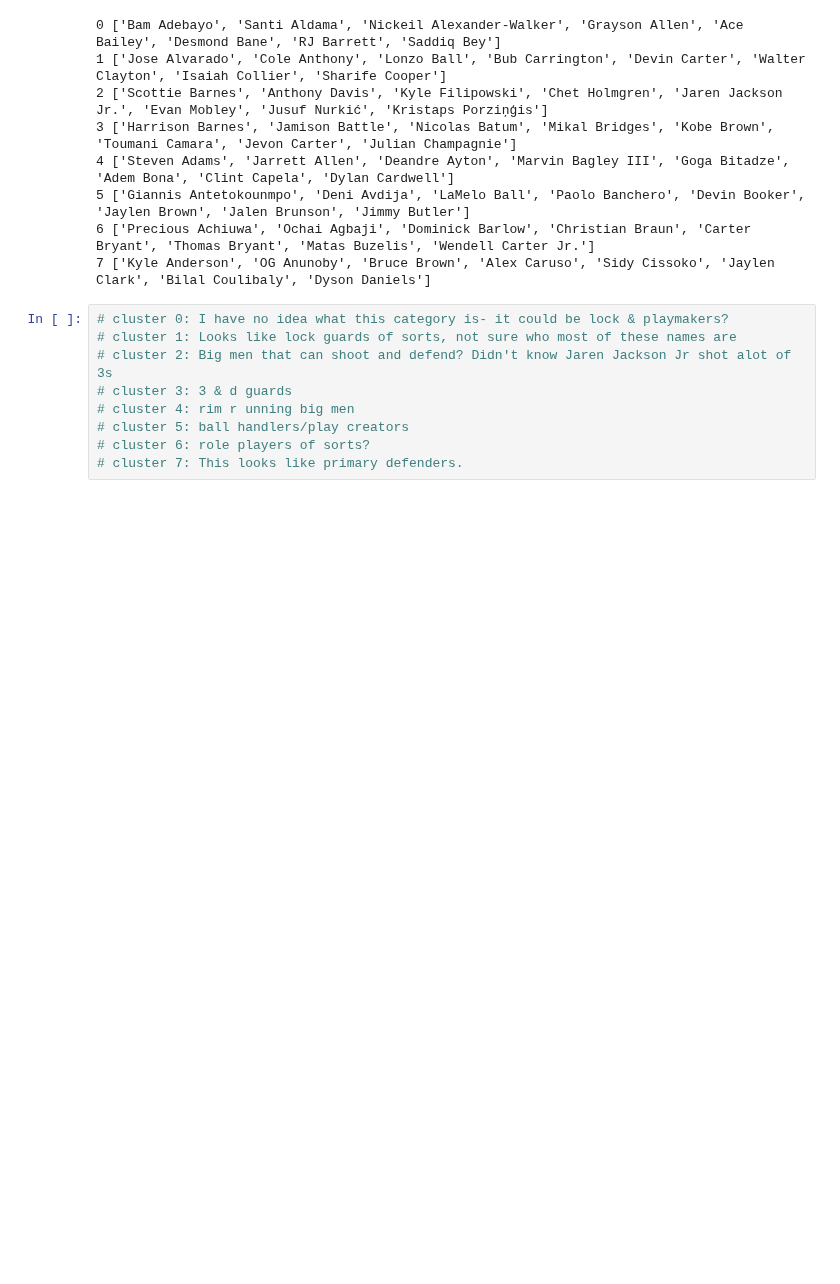
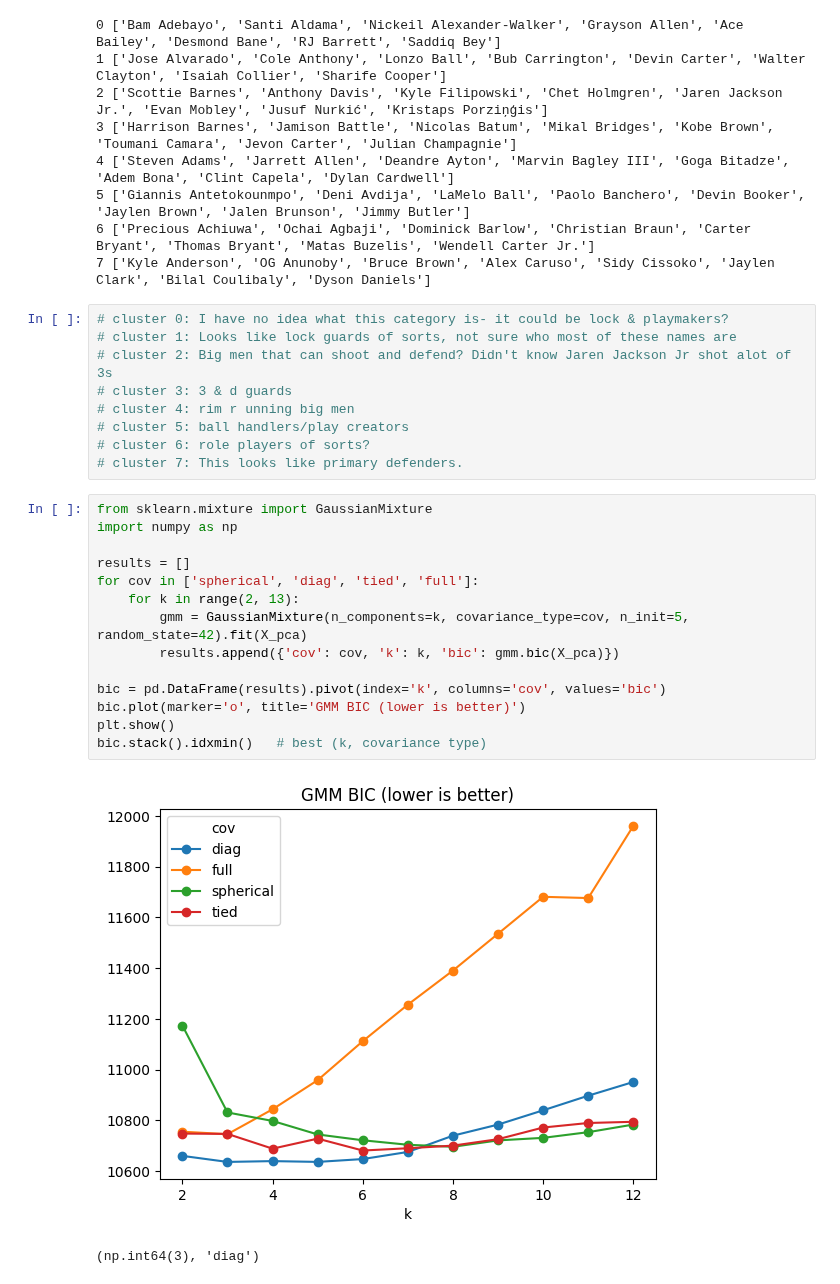
Before and after one commit to haejeg/nba-player-archetypes-and-clustering, a Jupyter notebook: notebooks/archetypes/kmeans.ipynb, the cells around one changed output. Saved outputs shown, nothing was run; the diff lists cells and outputs as text; blank space fills up the shorter version.

```diff
--- a/notebooks/archetypes/kmeans.ipynb
+++ b/notebooks/archetypes/kmeans.ipynb
@@ -76,3 +76,20 @@ for c, grp in scores.groupby('Cluster'):
 # cluster 5: ball handlers/play creators
 # cluster 6: role players of sorts?
 # cluster 7: This looks like primary defenders.
+# %%
+from sklearn.mixture import GaussianMixture
+import numpy as np
+
+results = []
+for cov in ['spherical', 'diag', 'tied', 'full']:
+    for k in range(2, 13):
+        gmm = GaussianMixture(n_components=k, covariance_type=cov, n_init=5, random_state=42).fit(X_pca)
+        results.append({'cov': cov, 'k': k, 'bic': gmm.bic(X_pca)})
+
+bic = pd.DataFrame(results).pivot(index='k', columns='cov', values='bic')
+bic.plot(marker='o', title='GMM BIC (lower is better)')
+plt.show()
+bic.stack().idxmin()   # best (k, covariance type)
+# %% [output]
+[figure, added]
+(np.int64(3), 'diag')
```
Also changed, not shown: parts of 1 cell of this notebook, 3 other files.
